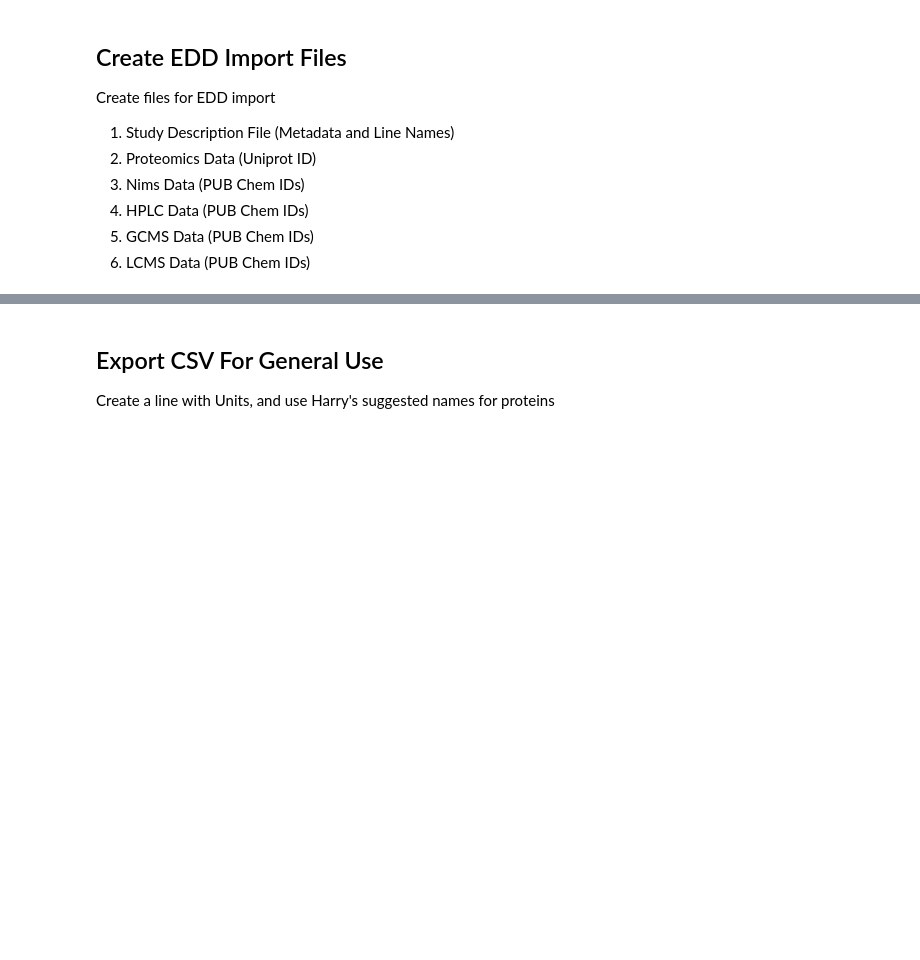
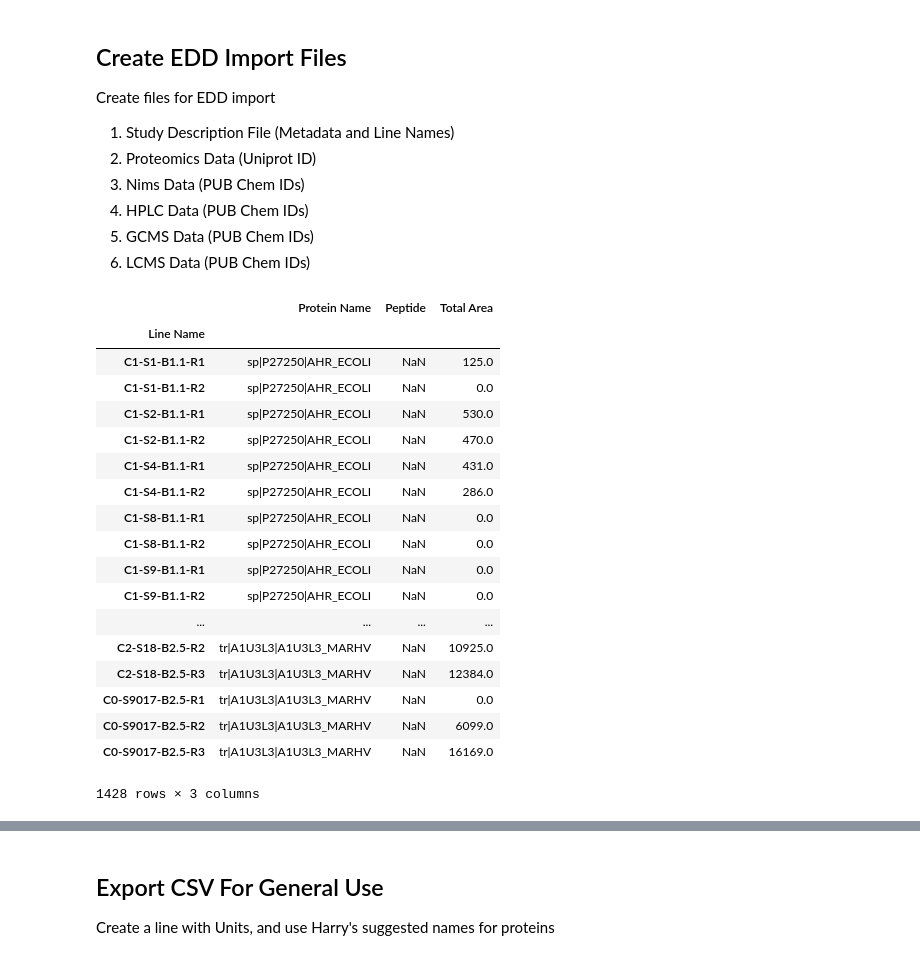
Before and after one commit to harel-coffee/Ajinomoto-auto, a Jupyter notebook: notebooks/EDDDataConvert.ipynb, the cells around one changed output, grey strips where cells are left out. Drawn from its saved outputs; the diff is of its cells as text; code cells hidden in the pictures; blank space fills up the shorter version.

```diff
--- a/notebooks/EDDDataConvert.ipynb
+++ b/notebooks/EDDDataConvert.ipynb
@@ -669,16 +694,38 @@ writer.save()
 # %%
 #Create Proteomics Dataframe
 proteomics_df = df.loc[:,df.columns.get_level_values(0)=='Targeted Proteomics']
 proteomics_df = pd.melt(proteomics_df.reset_index(), id_vars=['Line Name'])
 proteomics_df = proteomics_df.drop('Protocol Name',axis=1)
 proteomics_df = proteomics_df.set_index('Line Name')
 proteomics_df.columns = ['Protein Name','Total Area']
+proteomics_df['Peptide'] = float('NaN')
+display(proteomics_df[['Protein Name','Peptide','Total Area']])
 
 #Write Out Data Frame
 proteomics_df.to_csv('edd_import/proteomics_data.csv')
 writer = pd.ExcelWriter('edd_import/proteomics_data.xlsx')
 proteomics_df.to_excel(writer,'Sheet1')
 writer.save()
+# %% [output]
+|  | Protein Name | Peptide | Total Area |
+| Line Name |  |  |  |
+| C1-S1-B1.1-R1 | sp|P27250|AHR_ECOLI | NaN | 125.0 |
+| C1-S1-B1.1-R2 | sp|P27250|AHR_ECOLI | NaN | 0.0 |
+| C1-S2-B1.1-R1 | sp|P27250|AHR_ECOLI | NaN | 530.0 |
+| C1-S2-B1.1-R2 | sp|P27250|AHR_ECOLI | NaN | 470.0 |
+| C1-S4-B1.1-R1 | sp|P27250|AHR_ECOLI | NaN | 431.0 |
+| C1-S4-B1.1-R2 | sp|P27250|AHR_ECOLI | NaN | 286.0 |
+| C1-S8-B1.1-R1 | sp|P27250|AHR_ECOLI | NaN | 0.0 |
+| C1-S8-B1.1-R2 | sp|P27250|AHR_ECOLI | NaN | 0.0 |
+| C1-S9-B1.1-R1 | sp|P27250|AHR_ECOLI | NaN | 0.0 |
+| C1-S9-B1.1-R2 | sp|P27250|AHR_ECOLI | NaN | 0.0 |
+| ... | ... | ... | ... |
+| C2-S18-B2.5-R2 | tr|A1U3L3|A1U3L3_MARHV | NaN | 10925.0 |
+| C2-S18-B2.5-R3 | tr|A1U3L3|A1U3L3_MARHV | NaN | 12384.0 |
+| C0-S9017-B2.5-R1 | tr|A1U3L3|A1U3L3_MARHV | NaN | 0.0 |
+| C0-S9017-B2.5-R2 | tr|A1U3L3|A1U3L3_MARHV | NaN | 6099.0 |
+| C0-S9017-B2.5-R3 | tr|A1U3L3|A1U3L3_MARHV | NaN | 16169.0 |
+1428 rows × 3 columns
 # %%
 #Create General Import (Pubchem ID Import)
 pubchem_df = pd.read_csv('data/pubchem_names_filled.csv')[['Curent Name','PubChem ID']]
```
Also changed, not shown: parts of 9 cells of this notebook, 11 other files.
